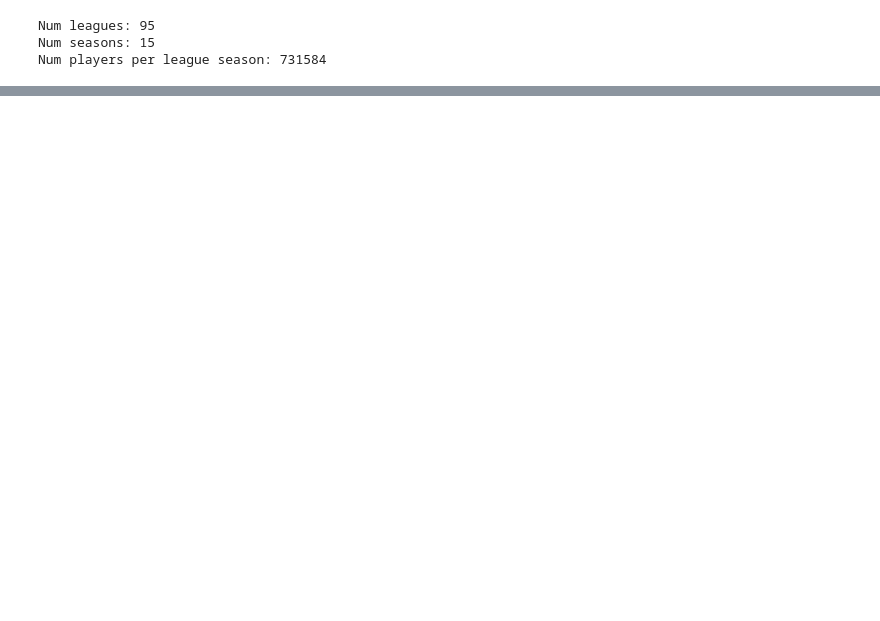
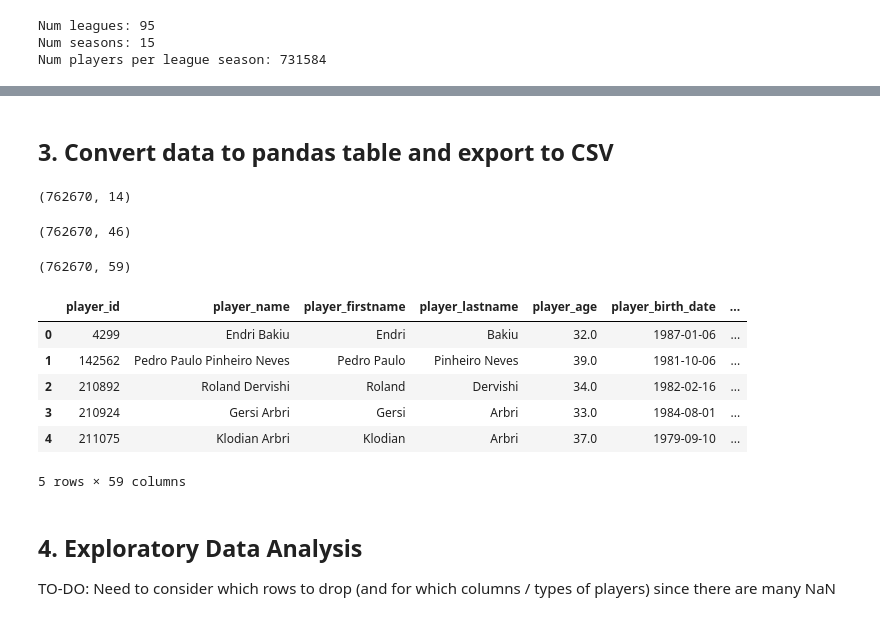
Before and after one commit to adebes/net-value, a Jupyter notebook: soccer_data.ipynb, the cells around one changed output, grey strips where cells are left out. Saved outputs shown, nothing was run; the diff lists cells and outputs as text; code cells hidden in the pictures; blank space fills up the shorter version.

```diff
--- a/soccer_data.ipynb
+++ b/soccer_data.ipynb
@@ -179,0 +195,38 @@ dict_keys(['player', 'statistics'])
+# %% [markdown]
+## 3. Convert data to pandas table and export to CSV
+# %%
+import pandas as pd
+
+# flatten the list of players (list of nested dicts) into pandas table
+df1 = pd.json_normalize(players, sep="_")
+# duplicate rows for each statistic a player has
+df1 = df1.explode("statistics").reset_index(drop=True)
+
+# df1 rows are each combination of player, league, team
+# df1 cols are all the player info and statistcs (note the statistics column needs to be reformatted)
+df1.shape
+# %% [output]
+(762670, 14)
+# %%
+# flatten the list of statistics of player into another pandas table
+df2 = pd.json_normalize(df1["statistics"], sep="_").reset_index(drop=True)
+
+# df1 rows are each combination of player, league, team
+# df1 cols are all the player statistics
+df2.shape
+# %% [output]
+(762670, 46)
+# %%
+# concatenate the player info and player statistics tables into one
+final_df = pd.concat([df1.drop(["statistics"], axis=1), df2], axis=1)
+print(final_df.shape)
+final_df.head()
+# %% [output]
+(762670, 59)
+|  | player_id | player_name | player_firstname | player_lastname | player_age | player_birth_date | ... |
+| 0 | 4299 | Endri Bakiu | Endri | Bakiu | 32.0 | 1987-01-06 | ... |
+| 1 | 142562 | Pedro Paulo Pinheiro Neves | Pedro Paulo | Pinheiro Neves | 39.0 | 1981-10-06 | ... |
+| 2 | 210892 | Roland Dervishi | Roland | Dervishi | 34.0 | 1982-02-16 | ... |
+| 3 | 210924 | Gersi Arbri | Gersi | Arbri | 33.0 | 1984-08-01 | ... |
+| 4 | 211075 | Klodian Arbri | Klodian | Arbri | 37.0 | 1979-09-10 | ... |
+5 rows × 59 columns
@@ -179,0 +236,4 @@ dict_keys(['player', 'statistics'])
+# %% [markdown]
+## 4. Exploratory Data Analysis
+
+TO-DO: Need to consider which rows to drop (and for which columns / types of players) since there are many NaN
```
Also changed, not shown: parts of 10 cells of this notebook.
